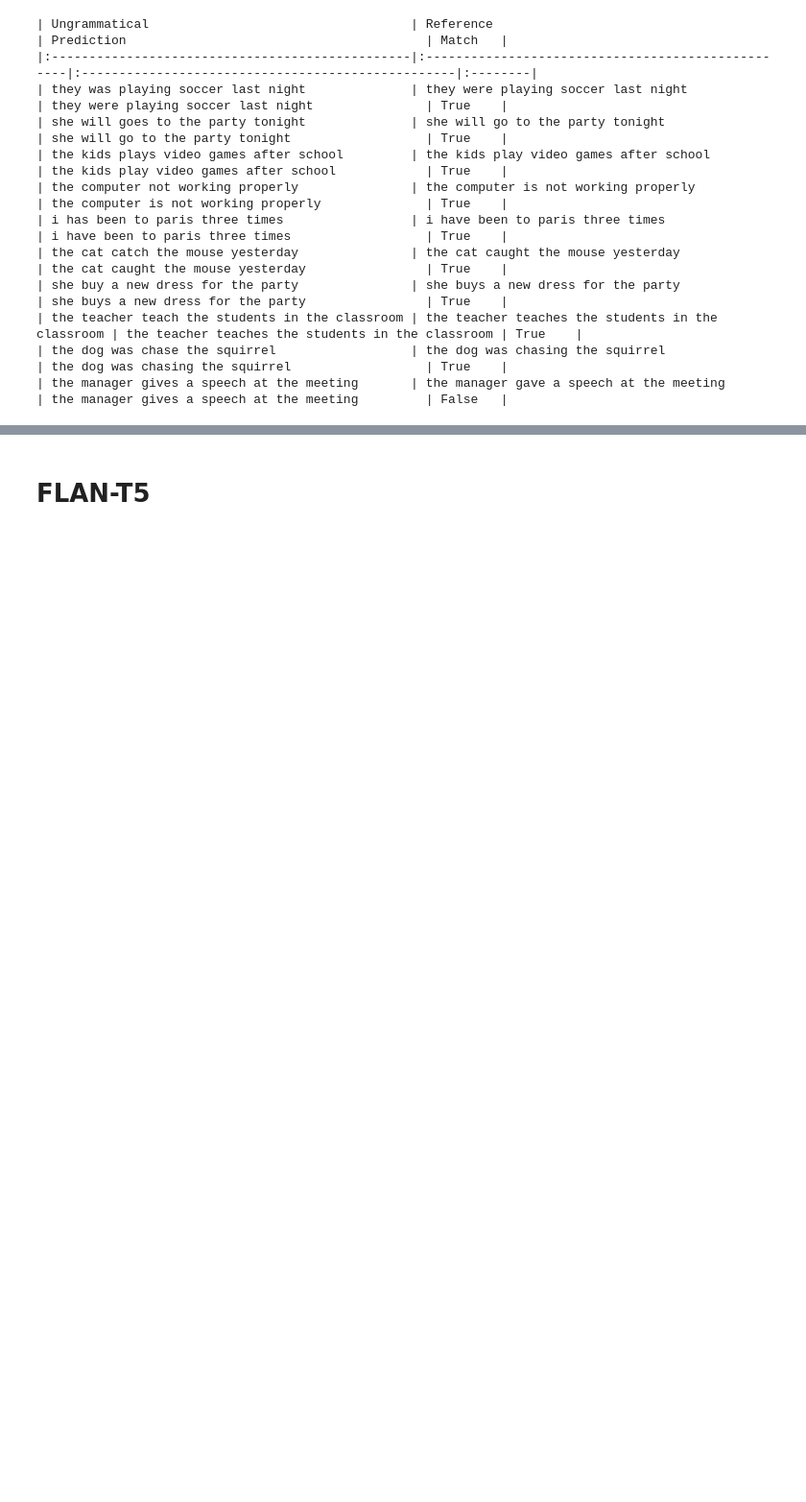
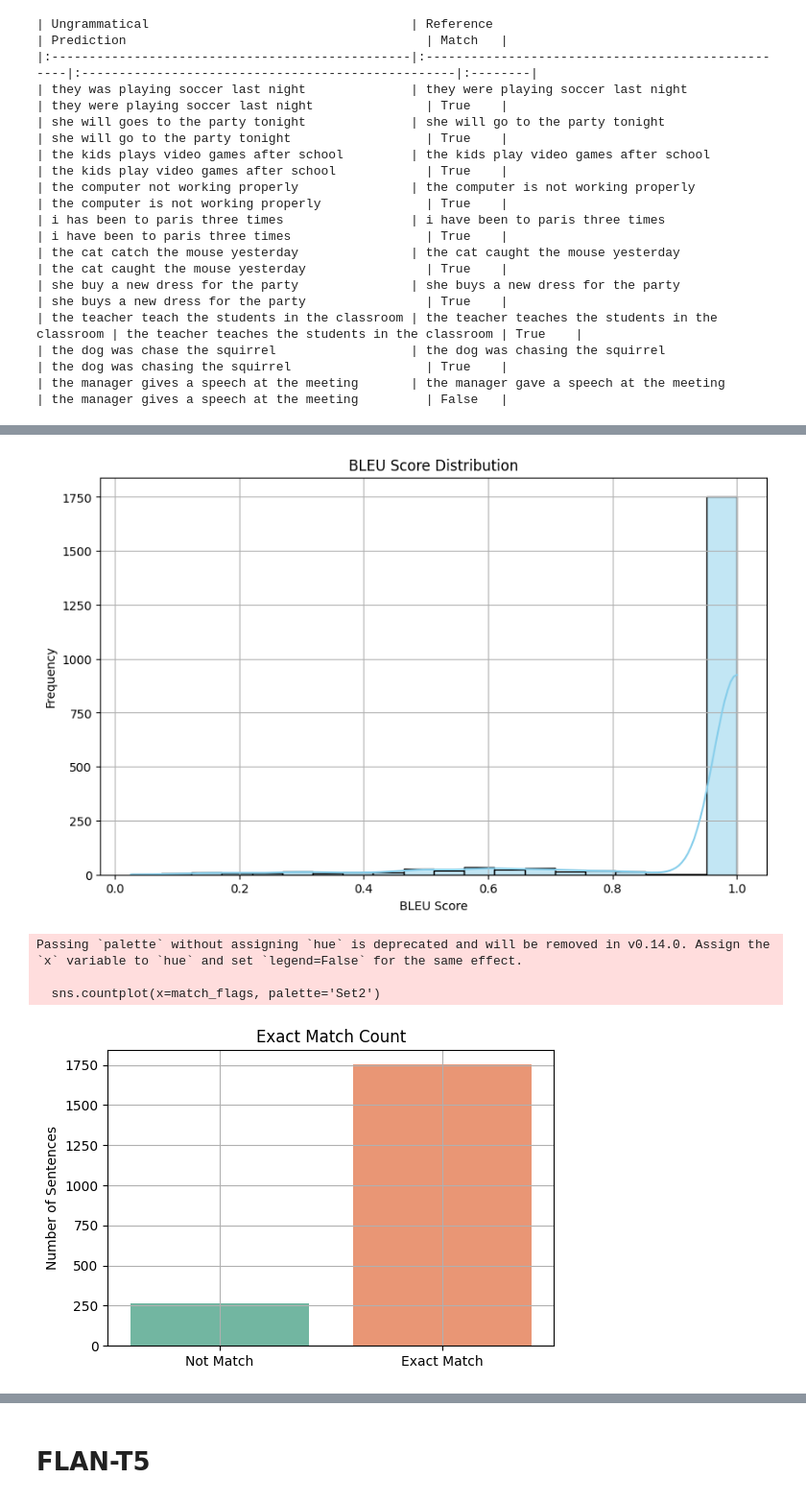
Before and after one commit to Mariam-Elbishbeashy/Grammar-Autocorrection-NLP, a Jupyter notebook: DL_Grammar_Autocorrection_df1.ipynb, the cells around one changed output, grey strips where cells are left out. Shown at 96% size. Drawn from its saved outputs; the diff is of its cells as text; code cells hidden in the pictures; blank space fills up the shorter version.

Commit message:
visualization BART

```diff
--- a/DL_Grammar_Autocorrection_df1.ipynb
+++ b/DL_Grammar_Autocorrection_df1.ipynb
@@ -1317,0 +1237,58 @@ NameError: name 'bleu_scores' is not defined
+# %%
+import matplotlib.pyplot as plt
+import seaborn as sns
+
+# Collect data for visualization
+bleu_scores = []
+match_flags = []
+sample_inputs = []
+sample_preds = []
+sample_refs = []
+
+for ungram, ref in zip(df['Ungrammatical Statement'], df['Standard English']):
+    pred = correct_grammar(ungram).strip()
+    ref = ref.strip()
+
+    ref_tokens = ref.split()
+    pred_tokens = pred.split()
+    bleu = sentence_bleu([ref_tokens], pred_tokens, smoothing_function=smoothie)
+    bleu_scores.append(bleu)
+    match_flags.append(pred.lower() == ref.lower())
+
+    # Save samples for visualization
+    sample_inputs.append(ungram)
+    sample_preds.append(pred)
+    sample_refs.append(ref)
+
+# Plot BLEU score distribution
+plt.figure(figsize=(10, 6))
+sns.histplot(bleu_scores, bins=20, kde=True, color='skyblue')
+plt.title('BLEU Score Distribution')
+plt.xlabel('BLEU Score')
+plt.ylabel('Frequency')
+plt.grid(True)
+plt.show()
+
+# Plot exact match accuracy
+plt.figure(figsize=(6, 4))
+sns.countplot(x=match_flags, palette='Set2')
+plt.xticks([0, 1], ['Not Match', 'Exact Match'])
+plt.title('Exact Match Count')
+plt.ylabel('Number of Sentences')
+plt.grid(True)
+plt.show()
+
+# Show sample predictions
+sample_count = 5
+print("\n--- Sample Predictions ---")
+for i in range(sample_count):
+    print(f"\nExample {i+1}:")
+    print("Ungrammatical: ", sample_inputs[i])
+    print("Corrected    : ", sample_preds[i])
+    print("Ground Truth : ", sample_refs[i])
+# %% [output]
+[figure, added]
+Passing `palette` without assigning `hue` is deprecated and will be removed in v0.14.0. Assign the `x` variable to `hue` and set `legend=False` for the same effect.
+
+  sns.countplot(x=match_flags, palette='Set2')
+[figure, added]
```
Also changed, not shown: parts of 3 cells of this notebook.
